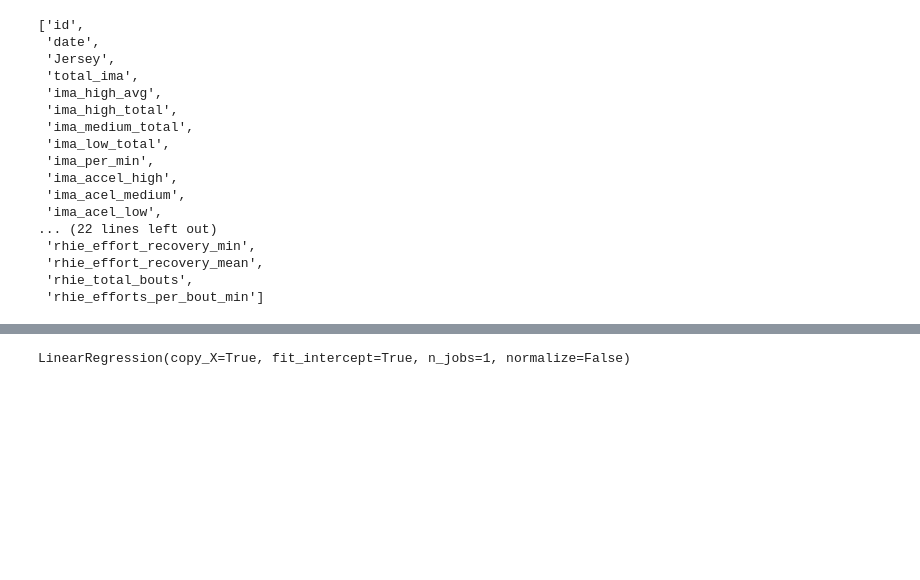
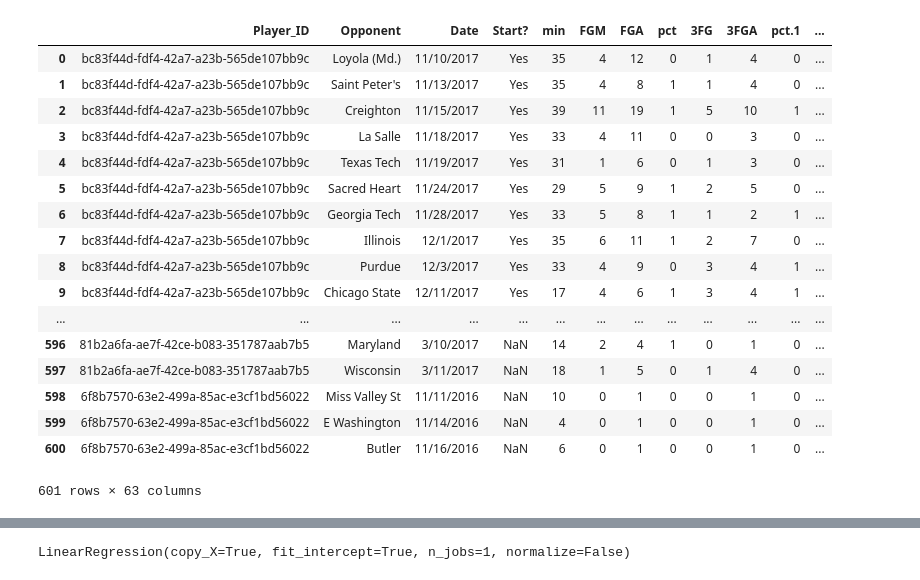
Before and after one commit to risatino/seadogz, a Jupyter notebook: data_analysis.ipynb, the cells around one changed output, grey strips where cells are left out. Cells and saved outputs as stored; diff of their text form; code cells hidden in the pictures; blank space fills up the shorter version.

```diff
--- a/data_analysis.ipynb
+++ b/data_analysis.ipynb
@@ -1,35 +1,37 @@
 # %%
 #import dependencies
 import pandas as pd
 import numpy as np
 %matplotlib inline
 import matplotlib.pyplot as plt
 
 #read in CSVs
 nu_data = "data_csv/mens_bball_stats_combined.csv"
 load_data = "athlete_load_duration_overall.csv"
 master_data = "data_csv/catapult_data/athlete_load_data_master_v1.csv"
+compiled = "data_csv/compiled_data.csv"
+
 nu_stats = pd.read_csv(nu_data)
 load_duration = pd.read_csv(load_data)
 master_load = pd.read_csv(master_data)
+compiled_data = pd.read_csv(compiled)
+compiled_data
+# %% [output]
+|  | Player_ID | Opponent | Date | Start? | min | FGM | FGA | pct | 3FG | 3FGA | pct.1 | ... |
+| 0 | bc83f44d-fdf4-42a7-a23b-565de107bb9c | Loyola (Md.) | 11/10/2017 | Yes | 35 | 4 | 12 | 0 | 1 | 4 | 0 | ... |
+| 1 | bc83f44d-fdf4-42a7-a23b-565de107bb9c | Saint Peter's | 11/13/2017 | Yes | 35 | 4 | 8 | 1 | 1 | 4 | 0 | ... |
+| 2 | bc83f44d-fdf4-42a7-a23b-565de107bb9c | Creighton | 11/15/2017 | Yes | 39 | 11 | 19 | 1 | 5 | 10 | 1 | ... |
+| 3 | bc83f44d-fdf4-42a7-a23b-565de107bb9c | La Salle | 11/18/2017 | Yes | 33 | 4 | 11 | 0 | 0 | 3 | 0 | ... |
+| 4 | bc83f44d-fdf4-42a7-a23b-565de107bb9c | Texas Tech | 11/19/2017 | Yes | 31 | 1 | 6 | 0 | 1 | 3 | 0 | ... |
+| 5 | bc83f44d-fdf4-42a7-a23b-565de107bb9c | Sacred Heart | 11/24/2017 | Yes | 29 | 5 | 9 | 1 | 2 | 5 | 0 | ... |
+| 6 | bc83f44d-fdf4-42a7-a23b-565de107bb9c | Georgia Tech | 11/28/2017 | Yes | 33 | 5 | 8 | 1 | 1 | 2 | 1 | ... |
+| 7 | bc83f44d-fdf4-42a7-a23b-565de107bb9c | Illinois | 12/1/2017 | Yes | 35 | 6 | 11 | 1 | 2 | 7 | 0 | ... |
+| 8 | bc83f44d-fdf4-42a7-a23b-565de107bb9c | Purdue | 12/3/2017 | Yes | 33 | 4 | 9 | 0 | 3 | 4 | 1 | ... |
+| 9 | bc83f44d-fdf4-42a7-a23b-565de107bb9c | Chicago State | 12/11/2017 | Yes | 17 | 4 | 6 | 1 | 3 | 4 | 1 | ... |
+| ... | ... | ... | ... | ... | ... | ... | ... | ... | ... | ... | ... | ... |
+| 596 | 81b2a6fa-ae7f-42ce-b083-351787aab7b5 | Maryland | 3/10/2017 | NaN | 14 | 2 | 4 | 1 | 0 | 1 | 0 | ... |
+| 597 | 81b2a6fa-ae7f-42ce-b083-351787aab7b5 | Wisconsin | 3/11/2017 | NaN | 18 | 1 | 5 | 0 | 1 | 4 | 0 | ... |
+| 598 | 6f8b7570-63e2-499a-85ac-e3cf1bd56022 | Miss Valley St | 11/11/2016 | NaN | 10 | 0 | 1 | 0 | 0 | 1 | 0 | ... |
+| 599 | 6f8b7570-63e2-499a-85ac-e3cf1bd56022 | E Washington | 11/14/2016 | NaN | 4 | 0 | 1 | 0 | 0 | 1 | 0 | ... |
+| 600 | 6f8b7570-63e2-499a-85ac-e3cf1bd56022 | Butler | 11/16/2016 | NaN | 6 | 0 | 1 | 0 | 0 | 1 | 0 | ... |
+601 rows × 63 columns
-# %%
-#final stats dataframe
-list(master_load)
-# %% [output]
-['id',
- 'date',
- 'Jersey',
- 'total_ima',
- 'ima_high_avg',
- 'ima_high_total',
- 'ima_medium_total',
- 'ima_low_total',
- 'ima_per_min',
- 'ima_accel_high',
- 'ima_acel_medium',
- 'ima_acel_low',
-... (22 lines left out)
- 'rhie_effort_recovery_min',
- 'rhie_effort_recovery_mean',
- 'rhie_total_bouts',
- 'rhie_efforts_per_bout_min']
```
Also changed, not shown: parts of 10 cells of this notebook.
